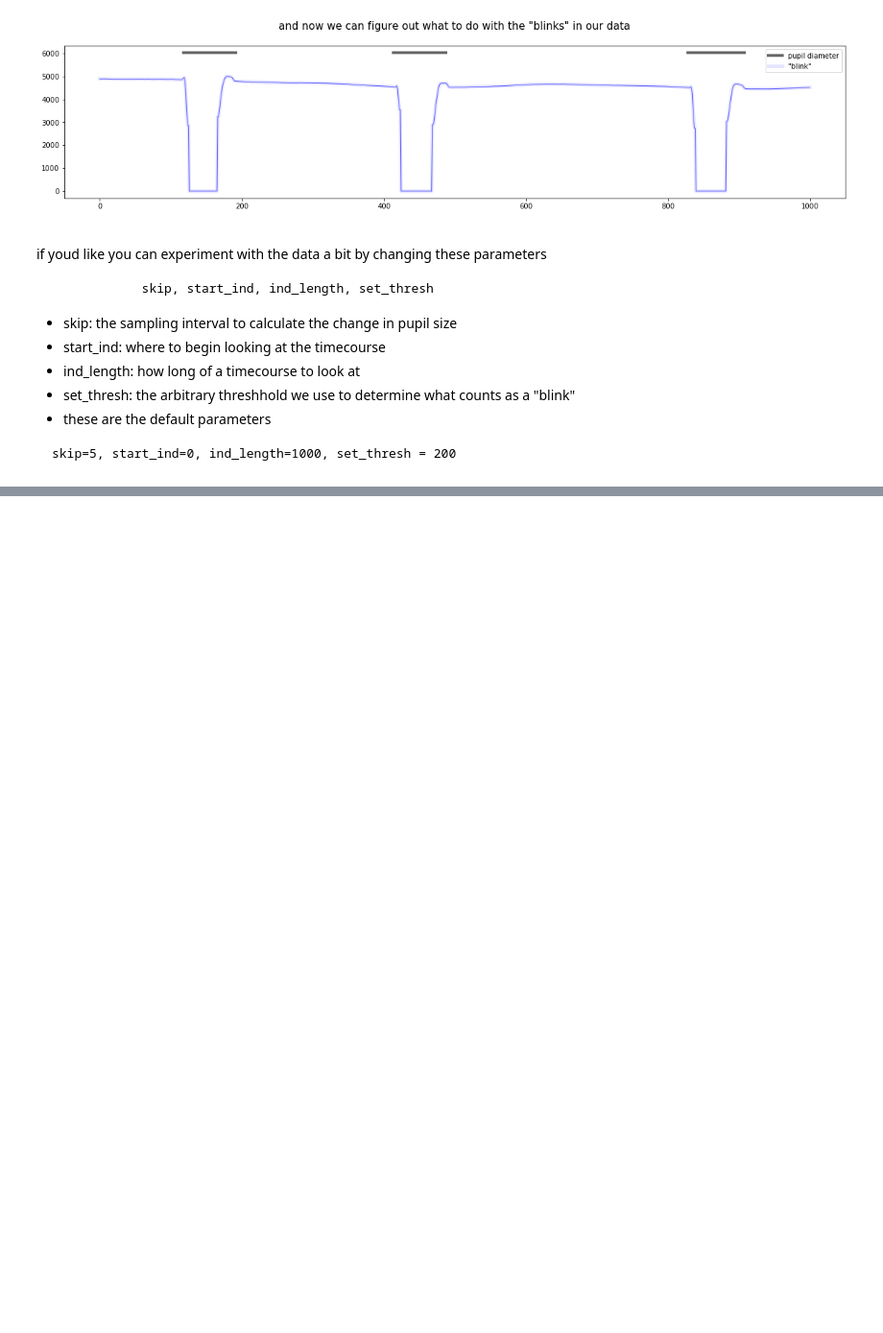
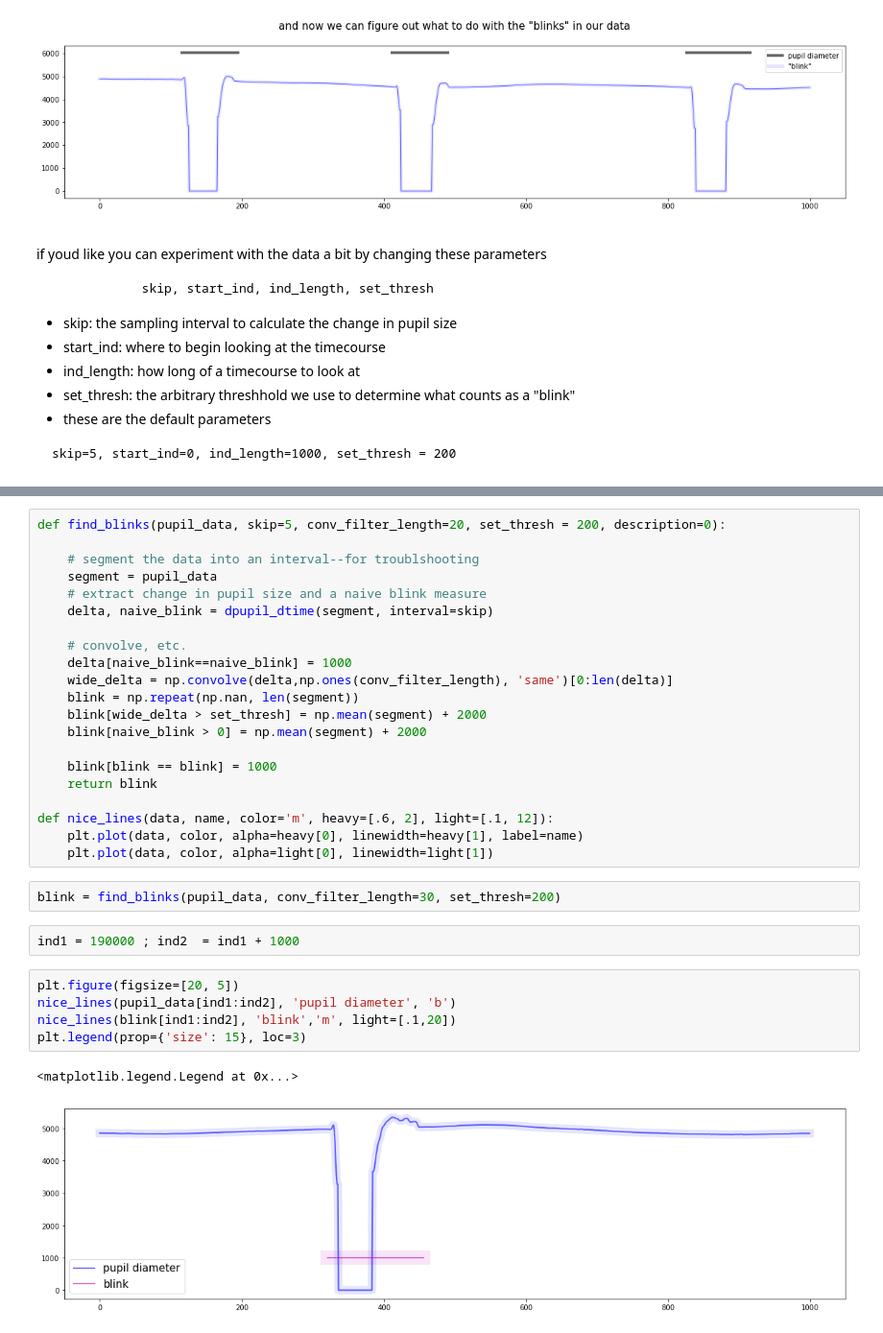
Before and after one commit to tzler/social_structure_learning, a Jupyter notebook: analysis/gaze/methods_development-tutorial.ipynb, the cells around one changed output, grey strips where cells are left out. Shown: that part at 96% size. Cells and saved outputs as stored; diff of their text form; blank space fills up the shorter version.

```diff
--- a/analysis/gaze/methods_development-tutorial.ipynb
+++ b/analysis/gaze/methods_development-tutorial.ipynb
@@ -309,0 +319,33 @@ show_segment_blinks(pupil_data, skip, start_ind, ind_length, set_thresh)
+# %%
+def find_blinks(pupil_data, skip=5, conv_filter_length=20, set_thresh = 200, description=0):
+
+    # segment the data into an interval--for troublshooting
+    segment = pupil_data
+    # extract change in pupil size and a naive blink measure
+    delta, naive_blink = dpupil_dtime(segment, interval=skip)
+
+    # convolve, etc.
+    delta[naive_blink==naive_blink] = 1000
+    wide_delta = np.convolve(delta,np.ones(conv_filter_length), 'same')[0:len(delta)]
+    blink = np.repeat(np.nan, len(segment))
+    blink[wide_delta > set_thresh] = np.mean(segment) + 2000
+    blink[naive_blink > 0] = np.mean(segment) + 2000
+
+    blink[blink == blink] = 1000
+    return blink
+
+def nice_lines(data, name, color='m', heavy=[.6, 2], light=[.1, 12]):
+    plt.plot(data, color, alpha=heavy[0], linewidth=heavy[1], label=name)
+    plt.plot(data, color, alpha=light[0], linewidth=light[1])
+# %%
+blink = find_blinks(pupil_data, conv_filter_length=30, set_thresh=200)
+# %%
+ind1 = 190000 ; ind2  = ind1 + 1000
+# %%
+plt.figure(figsize=[20, 5])
+nice_lines(pupil_data[ind1:ind2], 'pupil diameter', 'b')
+nice_lines(blink[ind1:ind2], 'blink','m', light=[.1,20])
+plt.legend(prop={'size': 15}, loc=3)
+# %% [output]
+<matplotlib.legend.Legend at 0x...>
+[figure, added]
```
Also changed, not shown: parts of 6 cells of this notebook.
